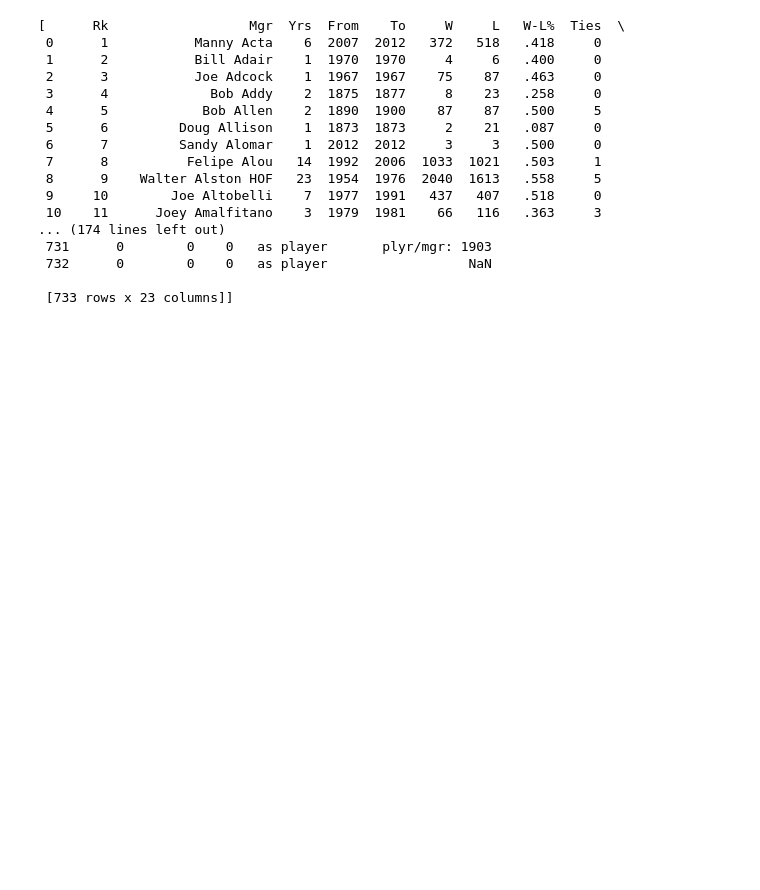
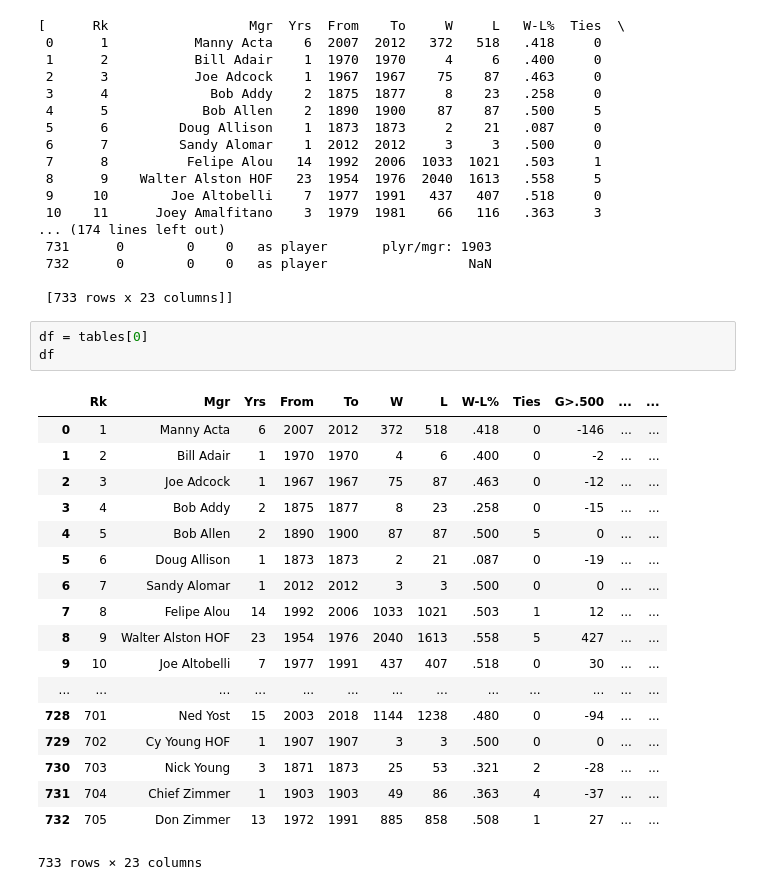
Before and after one commit to bbasista87/ETL_Project, a Jupyter notebook: Manangers_Data.ipynb, the cells around one changed output. Cells and saved outputs as stored; diff of their text form; blank space fills up the shorter version.

```diff
--- a/Manangers_Data.ipynb
+++ b/Manangers_Data.ipynb
@@ -23,3 +23,25 @@ tables
  732      0        0    0   as player                  NaN
 
  [733 rows x 23 columns]]
+# %%
+df = tables[0]
+df
+# %% [output]
+|  | Rk | Mgr | Yrs | From | To | W | L | W-L% | Ties | G>.500 | ... | ... |
+| 0 | 1 | Manny Acta | 6 | 2007 | 2012 | 372 | 518 | .418 | 0 | -146 | ... | ... |
+| 1 | 2 | Bill Adair | 1 | 1970 | 1970 | 4 | 6 | .400 | 0 | -2 | ... | ... |
+| 2 | 3 | Joe Adcock | 1 | 1967 | 1967 | 75 | 87 | .463 | 0 | -12 | ... | ... |
+| 3 | 4 | Bob Addy | 2 | 1875 | 1877 | 8 | 23 | .258 | 0 | -15 | ... | ... |
+| 4 | 5 | Bob Allen | 2 | 1890 | 1900 | 87 | 87 | .500 | 5 | 0 | ... | ... |
+| 5 | 6 | Doug Allison | 1 | 1873 | 1873 | 2 | 21 | .087 | 0 | -19 | ... | ... |
+| 6 | 7 | Sandy Alomar | 1 | 2012 | 2012 | 3 | 3 | .500 | 0 | 0 | ... | ... |
+| 7 | 8 | Felipe Alou | 14 | 1992 | 2006 | 1033 | 1021 | .503 | 1 | 12 | ... | ... |
+| 8 | 9 | Walter Alston HOF | 23 | 1954 | 1976 | 2040 | 1613 | .558 | 5 | 427 | ... | ... |
+| 9 | 10 | Joe Altobelli | 7 | 1977 | 1991 | 437 | 407 | .518 | 0 | 30 | ... | ... |
+| ... | ... | ... | ... | ... | ... | ... | ... | ... | ... | ... | ... | ... |
+| 728 | 701 | Ned Yost | 15 | 2003 | 2018 | 1144 | 1238 | .480 | 0 | -94 | ... | ... |
+| 729 | 702 | Cy Young HOF | 1 | 1907 | 1907 | 3 | 3 | .500 | 0 | 0 | ... | ... |
+| 730 | 703 | Nick Young | 3 | 1871 | 1873 | 25 | 53 | .321 | 2 | -28 | ... | ... |
+| 731 | 704 | Chief Zimmer | 1 | 1903 | 1903 | 49 | 86 | .363 | 4 | -37 | ... | ... |
+| 732 | 705 | Don Zimmer | 13 | 1972 | 1991 | 885 | 858 | .508 | 1 | 27 | ... | ... |
+733 rows × 23 columns
```
Also changed, not shown: parts of 2 cells of this notebook.
